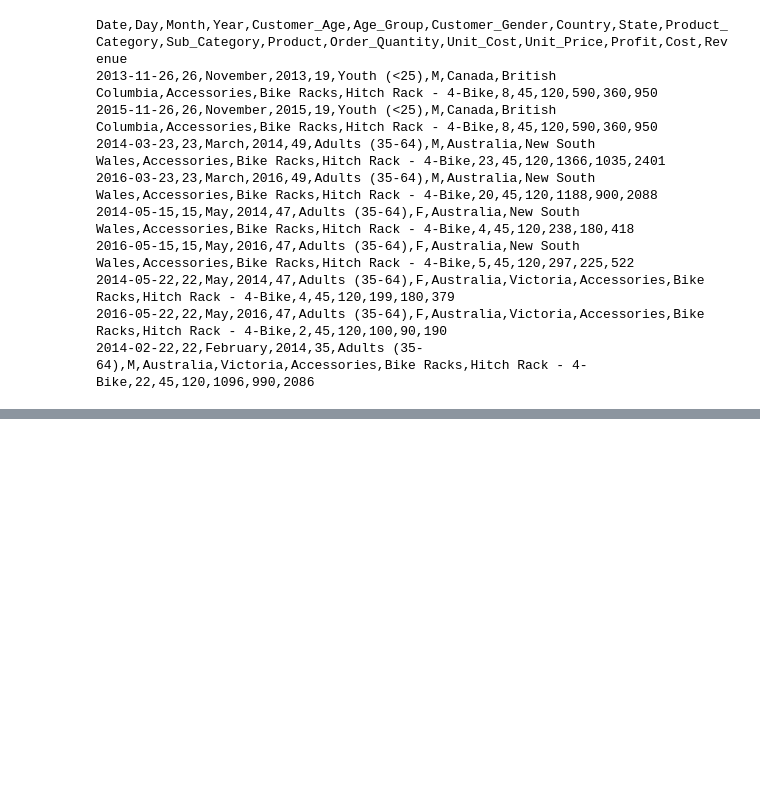
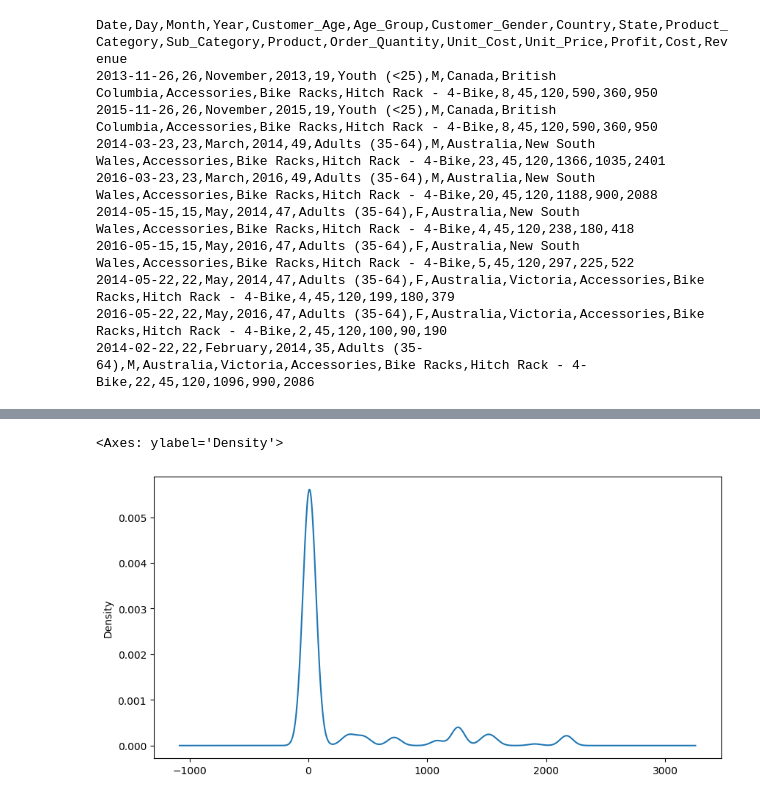
Before and after one commit to CC-Sev/test_code, a Jupyter notebook: db_practice.ipynb, the cells around one changed output, grey strips where cells are left out. Drawn from its saved outputs; the diff is of its cells as text; code cells hidden in the pictures; blank space fills up the shorter version.

```diff
--- a/db_practice.ipynb
+++ b/db_practice.ipynb
@@ -29,0 +76,5 @@ sales_db.head()
+# %%
+sales_db['Unit_Cost'].plot(kind = 'density', figsize = (10,5))
+# %% [output]
+<Axes: ylabel='Density'>
+[figure, added]
```
Also changed, not shown: parts of 30 cells of this notebook.
